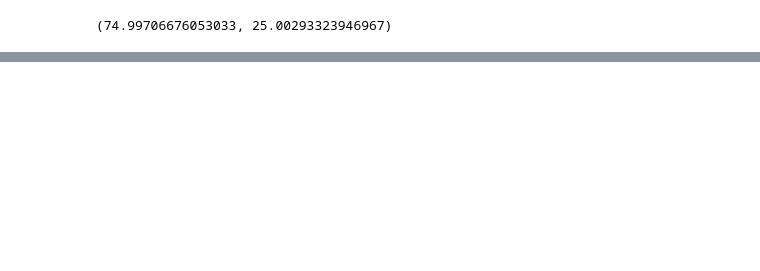
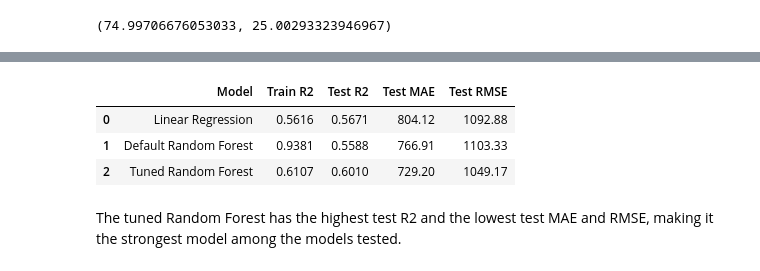
Before and after one commit to Shojaiaa/Prediction-of-Product-Sales, a Jupyter notebook: Prediction_of_Product_Sales.ipynb, the cells around one changed output, grey strips where cells are left out. Cells and saved outputs as stored; diff of their text form; code cells hidden in the pictures; blank space fills up the shorter version.

```diff
--- a/Prediction_of_Product_Sales.ipynb
+++ b/Prediction_of_Product_Sales.ipynb
@@ -1001,0 +1139,18 @@ X_test_processed = preprocessor.transform(X_test)
+# %%
+# Model comparison summary
+model_results = pd.DataFrame({
+    'Model': ['Linear Regression', 'Default Random Forest', 'Tuned Random Forest'],
+    'Train R2': [0.5616, 0.9381, 0.6107],
+    'Test R2': [0.5671, 0.5588, 0.6010],
+    'Test MAE': [804.12, 766.91, 729.20],
+    'Test RMSE': [1092.88, 1103.33, 1049.17]
+})
+
+model_results
+# %% [output]
+|  | Model | Train R2 | Test R2 | Test MAE | Test RMSE |
+| 0 | Linear Regression | 0.5616 | 0.5671 | 804.12 | 1092.88 |
+| 1 | Default Random Forest | 0.9381 | 0.5588 | 766.91 | 1103.33 |
+| 2 | Tuned Random Forest | 0.6107 | 0.6010 | 729.20 | 1049.17 |
+# %% [markdown]
+The tuned Random Forest has the highest test R2 and the lowest test MAE and RMSE, making it the strongest model among the models tested.
```
Also changed, not shown: parts of 14 cells of this notebook.
